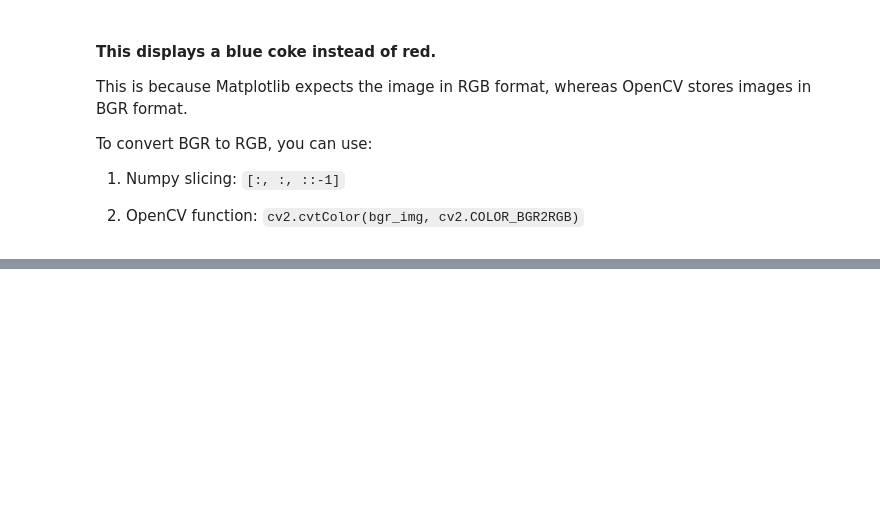
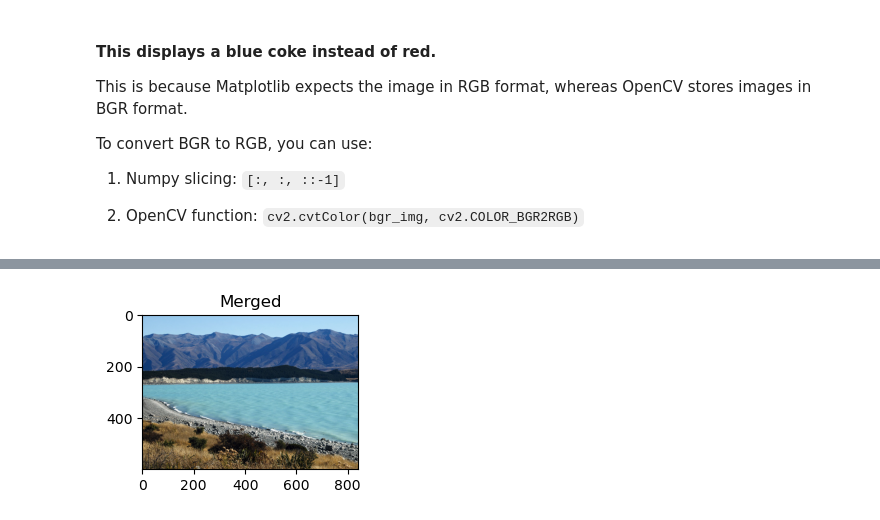
Before and after one commit to sierra-95/OpenCV, a Jupyter notebook: Introduction/introduction.ipynb, the cells around one changed output, grey strips where cells are left out. Cells and saved outputs as stored; diff of their text form; code cells hidden in the pictures; blank space fills up the shorter version.

```diff
--- a/Introduction/introduction.ipynb
+++ b/Introduction/introduction.ipynb
@@ -164,0 +196,10 @@ plt.show()
+# %%
+'''Merging the channels'''
+retval_NewZealand_merged = cv2.merge((b, g, r))
+'''Remember image was split as BGR hence we need to convert
+to RGB for matplotlib'''
+retval_NewZealand_merged_RGB = cv2.cvtColor(retval_NewZealand_merged, cv2.COLOR_BGR2RGB)
+plt.figure(figsize=[10, 2])
+plt.imshow(retval_NewZealand_merged_RGB);plt.title('Merged');plt.show()
+# %% [output]
+[figure, added]
```
Also changed, not shown: parts of 15 cells of this notebook, 1 other file.
